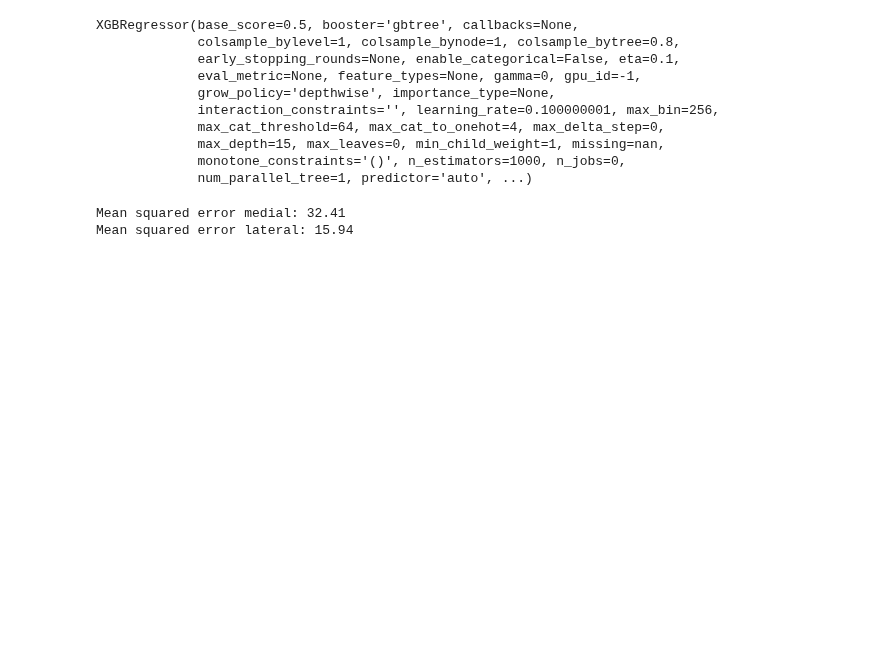
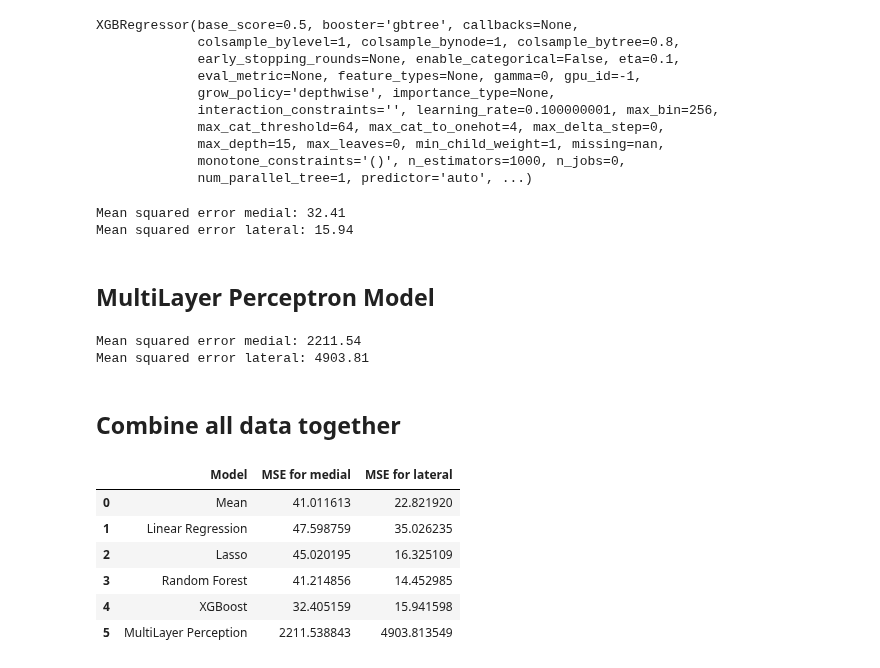
Before and after one commit to cs481-ekh/f22-ai-cbl, a Jupyter notebook: notebooks/MSE_max_pressure_models_eval.ipynb, the cells around one changed output. Saved outputs shown, nothing was run; the diff lists cells and outputs as text; code cells hidden in the pictures; blank space fills up the shorter version.

```diff
--- a/notebooks/MSE_max_pressure_models_eval.ipynb
+++ b/notebooks/MSE_max_pressure_models_eval.ipynb
@@ -261,9 +266,11 @@ model_rf_med.fit(train_x, train_y_med)
 test_y_lat_rf_predict = model_rf_lat.predict(test_x)
 test_y_med_rf_predict = model_rf_med.predict(test_x)
 # %%
+mse_RF_med = mean_squared_error(test_y_med, test_y_med_rf_predict)
+mse_RF_lat = mean_squared_error(test_y_lat, test_y_lat_rf_predict)
 # The mean squared error
-print("Mean squared error medial: %.2f" % mean_squared_error(test_y_med, test_y_med_rf_predict))
-print("Mean squared error lateral: %.2f" % mean_squared_error(test_y_lat, test_y_lat_rf_predict))
+print("Mean squared error medial: %.2f" % mse_RF_med)
+print("Mean squared error lateral: %.2f" % mse_RF_lat)
 # %% [output]
 Mean squared error medial: 41.21
 Mean squared error lateral: 14.45
@@ -307,9 +297,14 @@ XGBRegressor(base_score=0.5, booster='gbtree', callbacks=None,
 test_y_lat_rgb_predict = model_xgb_lat.predict(test_x)
 test_y_med_rgb_predict = model_xgb_med.predict(test_x)
 # %%
+mse_RGB_med = mean_squared_error(test_y_med, test_y_med_rgb_predict)
+mse_RGB_lat = mean_squared_error(test_y_lat, test_y_lat_rgb_predict)
+
 # The mean squared error
-print("Mean squared error medial: %.2f" % mean_squared_error(test_y_med, test_y_med_rgb_predict))
-print("Mean squared error lateral: %.2f" % mean_squared_error(test_y_lat, test_y_lat_rgb_predict))
+print("Mean squared error medial: %.2f" % mse_RGB_med)
+print("Mean squared error lateral: %.2f" % mse_RGB_lat)
 # %% [output]
 Mean squared error medial: 32.41
 Mean squared error lateral: 15.94
+# %% [markdown]
+## MultiLayer Perceptron Model
@@ -315,0 +319,28 @@ Mean squared error lateral: 15.94
+# %%
+mse_MLP_med = mean_squared_error(test_y_med, test_y_med_regr_predict)
+mse_MLP_lat = mean_squared_error(test_y_lat, test_y_lat_regr_predict)
+
+# The mean squared error
+print("Mean squared error medial: %.2f" % mse_MLP_med)
+print("Mean squared error lateral: %.2f" % mse_MLP_lat)
+# %% [output]
+Mean squared error medial: 2211.54
+Mean squared error lateral: 4903.81
+# %% [markdown]
+## Combine all data together
+# %%
+mse_df = pd.DataFrame({
+    "Model": ["Mean", "Linear Regression", "Lasso", "Random Forest", "XGBoost", "MultiLayer Perception"],
+    "MSE for medial": [mse_mean_med, mse_LR_med, mse_lasso_med, mse_RF_med, mse_RGB_med, mse_MLP_med],
+    "MSE for lateral": [mse_mean_lat, mse_LR_lat, mse_lasso_lat, mse_RF_lat, mse_RGB_lat, mse_MLP_lat],
+})
+# %%
+mse_df
+# %% [output]
+|  | Model | MSE for medial | MSE for lateral |
+| 0 | Mean | 41.011613 | 22.821920 |
+| 1 | Linear Regression | 47.598759 | 35.026235 |
+| 2 | Lasso | 45.020195 | 16.325109 |
+| 3 | Random Forest | 41.214856 | 14.452985 |
+| 4 | XGBoost | 32.405159 | 15.941598 |
+| 5 | MultiLayer Perception | 2211.538843 | 4903.813549 |
```
Also changed, not shown: parts of 10 cells of this notebook, 1 other file.
